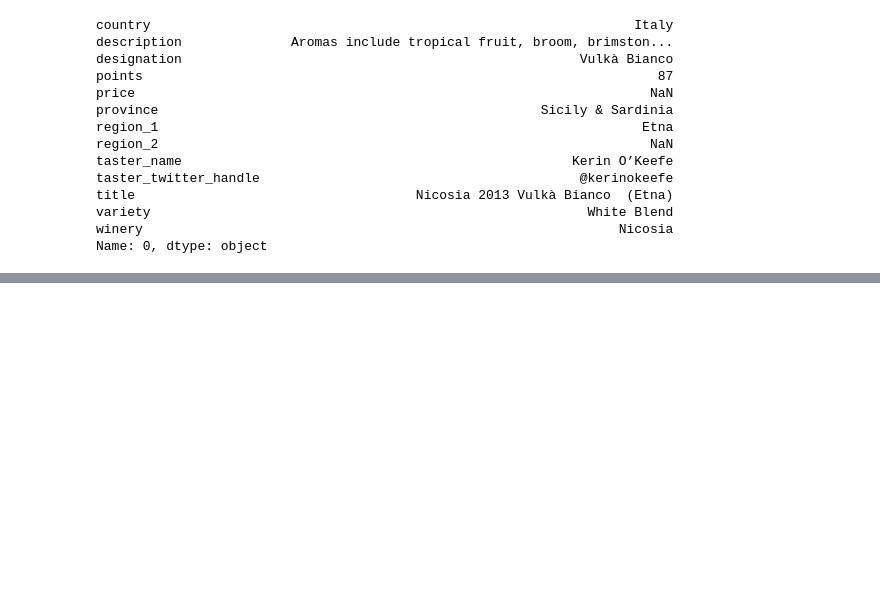
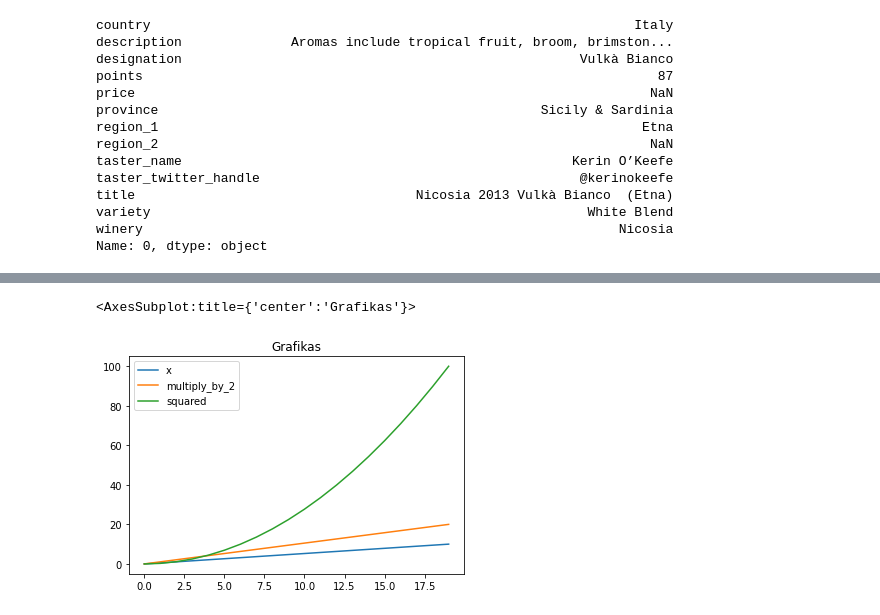
Before and after one commit to augasauruss/Python_mokymai, a Jupyter notebook: 1_paskaita.ipynb/7_paskaita.ipynb, the cells around one changed output, grey strips where cells are left out. Drawn from its saved outputs; the diff is of its cells as text; code cells hidden in the pictures; blank space fills up the shorter version.

```diff
--- a/1_paskaita.ipynb/7_paskaita.ipynb
+++ b/1_paskaita.ipynb/7_paskaita.ipynb
@@ -246,0 +822,5 @@ Name: 0, dtype: object
+# %%
+df.plot(title = "Grafikas")
+# %% [output]
+<AxesSubplot:title={'center':'Grafikas'}>
+[figure, added]
```
Also changed, not shown: parts of 71 cells of this notebook.
